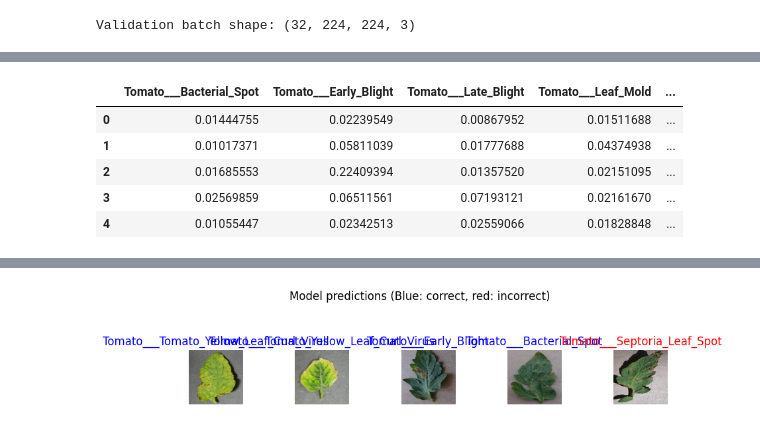
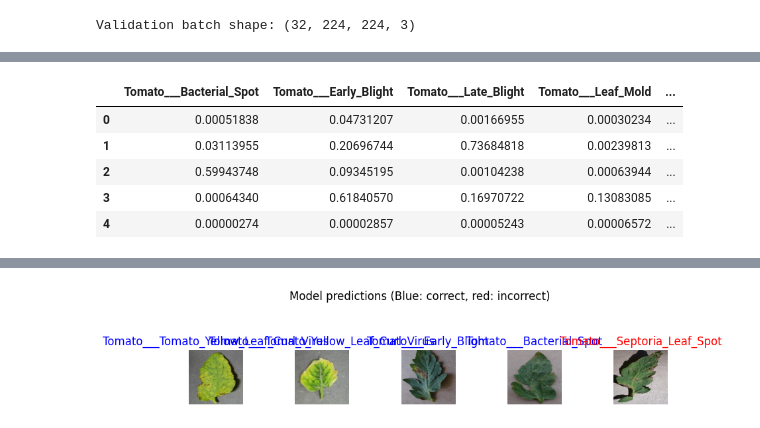
Before and after one commit to racode23/Tomto_deep_learning_project, a Jupyter notebook: Tomato.ipynb, the cells around one changed output, grey strips where cells are left out. Drawn from its saved outputs; the diff is of its cells as text; code cells hidden in the pictures.

```diff
--- a/Tomato.ipynb
+++ b/Tomato.ipynb
@@ -139,2 +159,2 @@ NameError: ignored
 # %%
-imported_model_1 = tf.saved_model.load("/content/drive/MyDrive/DATASET/MobilenetV22")
+model1v2=tf.keras.models.load_model("/content/drive/MyDrive/DATASET/firstmodel")
@@ -152,9 +168,9 @@ print("Validation batch shape:", val_image_batch.shape)
 # %% [output]
 Validation batch shape: (32, 224, 224, 3)
 # %%
-tf_model_predictions_1 = model.predict(val_image_batch)
-tf_pred_dataframe = pd.DataFrame(tf_model_predictions_1)
-tf_pred_dataframe.columns = dataset_labels
+tf_model_predictions_1 = model1v2.predict(val_image_batch)
+tf_pred_dataframe_1 = pd.DataFrame(tf_model_predictions_1)
+tf_pred_dataframe_1.columns = dataset_labels
 print("Prediction results for the first elements")
-tf_pred_dataframe.head()
+tf_pred_dataframe_1.head()
 # %% [output]
@@ -162,10 +178,10 @@ tf_pred_dataframe.head()
 Prediction results for the first elements
 |  | Tomato___Bacterial_Spot | Tomato___Early_Blight | Tomato___Late_Blight | Tomato___Leaf_Mold | ... |
-| 0 | 0.01444755 | 0.02239549 | 0.00867952 | 0.01511688 | ... |
-| 1 | 0.01017371 | 0.05811039 | 0.01777688 | 0.04374938 | ... |
-| 2 | 0.01685553 | 0.22409394 | 0.01357520 | 0.02151095 | ... |
-| 3 | 0.02569859 | 0.06511561 | 0.07193121 | 0.02161670 | ... |
-| 4 | 0.01055447 | 0.02342513 | 0.02559066 | 0.01828848 | ... |
+| 0 | 0.00051838 | 0.04731207 | 0.00166955 | 0.00030234 | ... |
+| 1 | 0.03113955 | 0.20696744 | 0.73684818 | 0.00239813 | ... |
+| 2 | 0.59943748 | 0.09345195 | 0.00104238 | 0.00063944 | ... |
+| 3 | 0.00064340 | 0.61840570 | 0.16970722 | 0.13083085 | ... |
+| 4 | 0.00000274 | 0.00002857 | 0.00005243 | 0.00006572 | ... |
 # %%
 predicted_ids = np.argmax(tf_model_predictions_1, axis=-1)
 predicted_labels = dataset_labels[predicted_ids]
```
Also changed, not shown: parts of 17 cells of this notebook.
